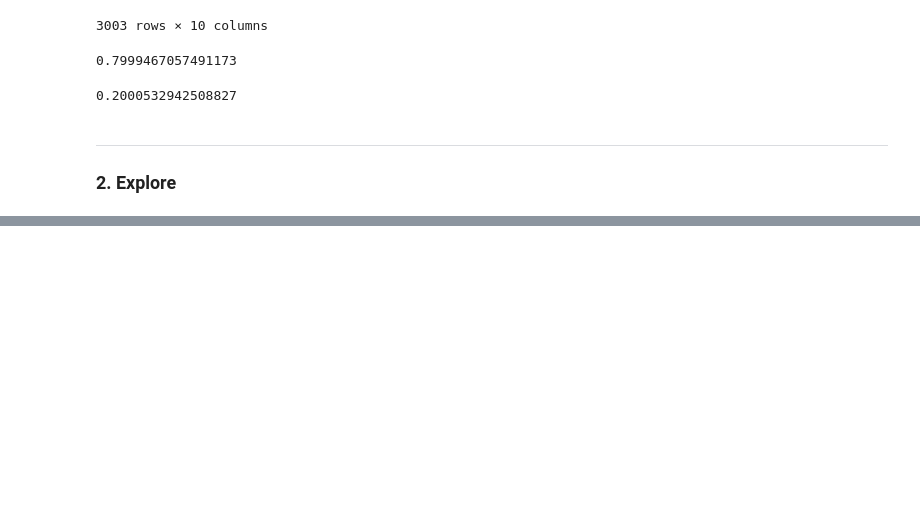
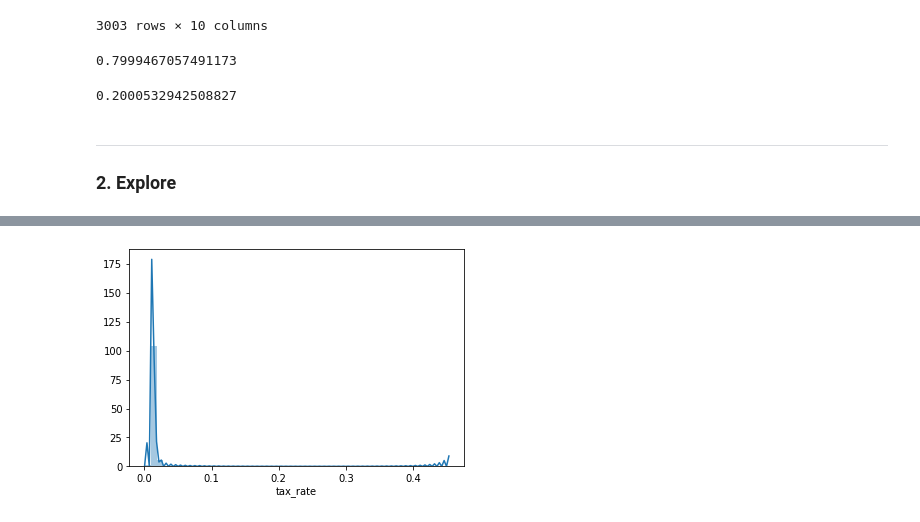
Before and after one commit to aleclhartman/zillow_project, a Jupyter notebook: zillow_project_pipeline.ipynb, the cells around one changed output, grey strips where cells are left out. Cells and saved outputs as stored; diff of their text form; code cells hidden in the pictures; blank space fills up the shorter version.

```diff
--- a/zillow_project_pipeline.ipynb
+++ b/zillow_project_pipeline.ipynb
@@ -133,0 +142,6 @@ test.shape[0] / df.shape[0]
+# %%
+# plt.figure(figsize=(16, 8))
+sns.distplot(df.tax_rate)
+plt.show()
+# %% [output]
+[figure, added]
```
Also changed, not shown: parts of 21 cells of this notebook, 3 other files.
